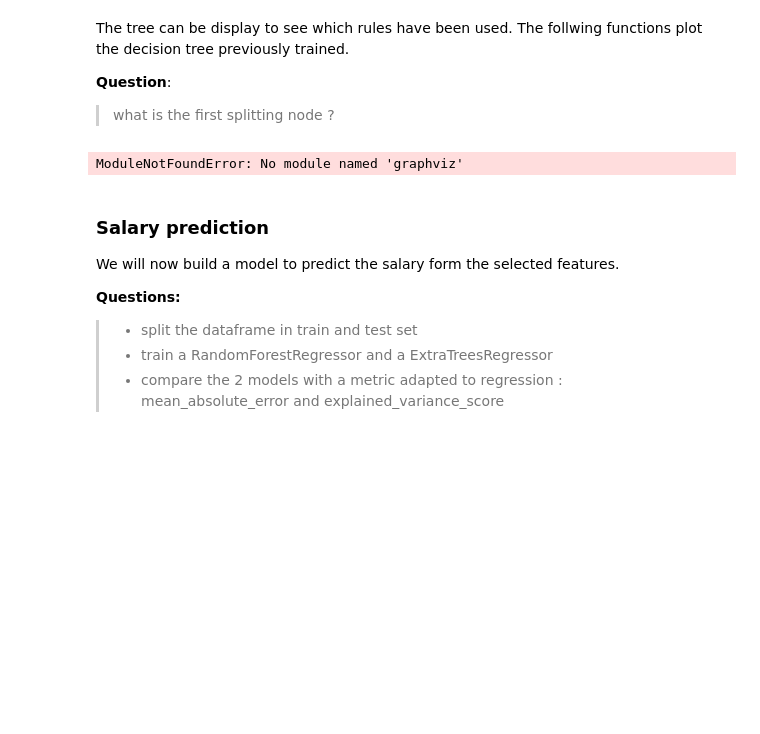
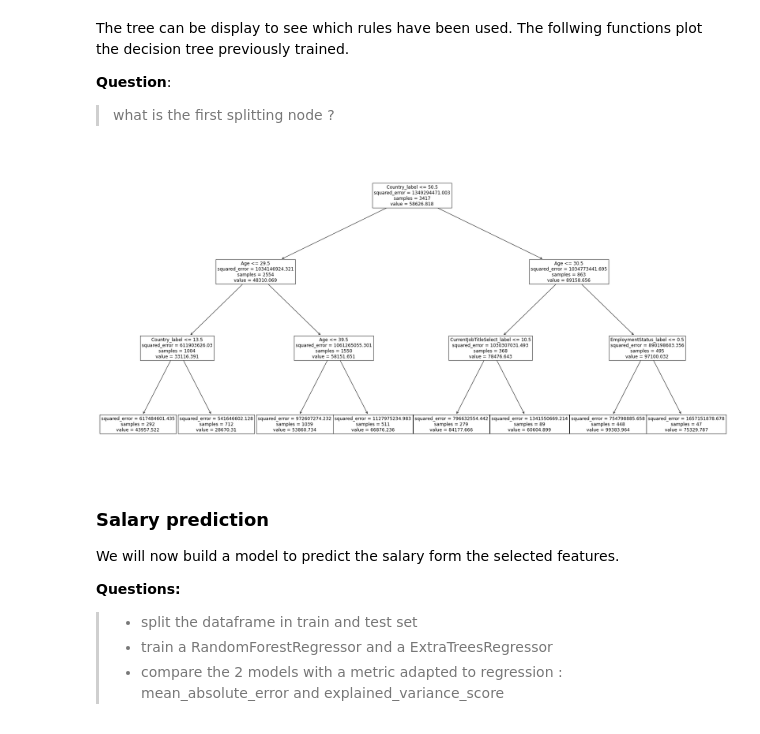
Before and after one commit to kermorvant/ml, a Jupyter notebook: notebooks/tree_kaggle.ipynb, the cells around one changed output. Saved outputs shown, nothing was run; the diff lists cells and outputs as text; code cells hidden in the pictures; blank space fills up the shorter version.

Commit message:
fix graphviz display

```diff
--- a/notebooks/tree_kaggle.ipynb
+++ b/notebooks/tree_kaggle.ipynb
@@ -234,8 +234,8 @@ A decision tree can be used both for classification of for regression. In our ca
 > * Define the features X and the target y (= Salary)
 > * Fit a decision [DecisionTreeRegressor](http://scikit-learn.org/stable/auto_examples/tree/plot_tree_regression.html) to predict the Salary
 # %%
-X = df[['Age','GenderSelect_label','Country_label','EmploymentStatus_label','CurrentJobTitleSelect_label','MajorSelect_label']]
-#X = df[['Age']]
+columns = ['Age','GenderSelect_label','Country_label','EmploymentStatus_label','CurrentJobTitleSelect_label','MajorSelect_label']
+X = df[columns]
 
 y = df['SalaryUSD']
 # %%
@@ -249,14 +249,14 @@ The tree can be display to see which rules have been used. The follwing function
 
 **Question**:
 >  what is the first splitting node ?
-# %%
-import graphviz
-from sklearn import tree
-dot_data = tree.export_graphviz(regr, out_file=None,feature_names=['Age','GenderSelect_label','Country_label','EmploymentStatus_label','CurrentJobTitleSelect_label','MajorSelect_label'])
-graph = graphviz.Source(dot_data)
-graph
-# %% [output]
-ModuleNotFoundError: No module named 'graphviz'
+# %%
+import graphviz
+from sklearn import tree
+plt.figure(figsize=(30,15))
+tree.plot_tree(regr, fontsize=12, feature_names=columns)
+plt.show()
+# %% [output]
+[figure, added]
 # %% [markdown]
 ### Salary prediction
 
```
Also changed, not shown: parts of 9 cells of this notebook, 1 other file.
